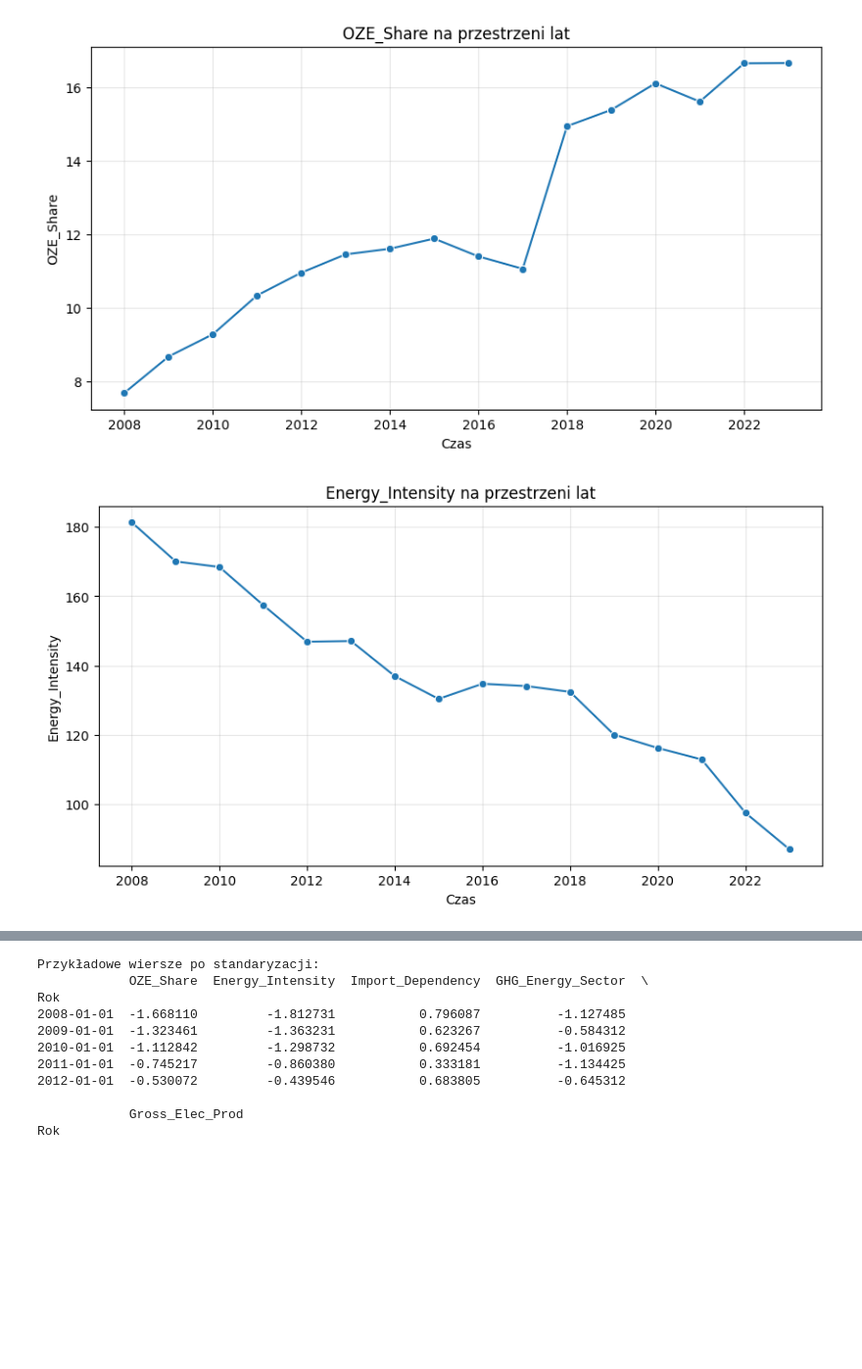
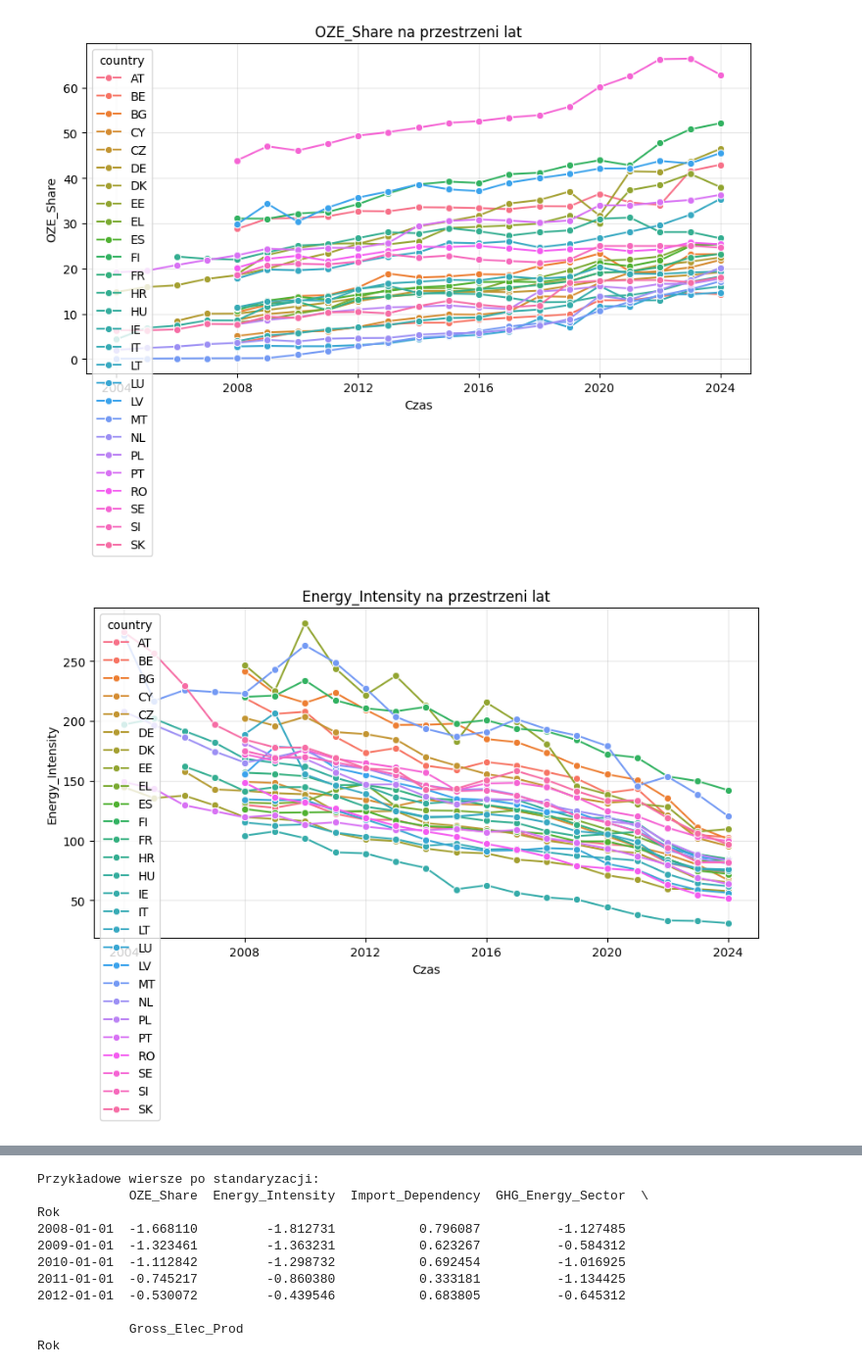
Before and after one commit to NGala540/PrognozowanieSyntetycznegoWska-nikaRozwojuSektoraEnergetycznego, a Jupyter notebook: Konstrukcja_wskaznika.ipynb, the cells around one changed output, grey strips where cells are left out. Shown at 98% size. Drawn from its saved outputs; the diff is of its cells as text; code cells hidden in the pictures; blank space fills up the shorter version.

```diff
--- a/Konstrukcja_wskaznika.ipynb
+++ b/Konstrukcja_wskaznika.ipynb
@@ -54,5 +54,13 @@ variable_types = {
     'Gross_Elec_Prod': 'S'
 }
 
-GEO = 'PL'
+GEO = {
+    "AT": "Austria", "BE": "Belgium", "BG": "Bulgaria", "CY": "Cyprus",
+    "CZ": "Czechia", "DE": "Germany", "DK": "Denmark", "EE": "Estonia",
+    "EL": "Greece", "ES": "Spain", "FI": "Finland", "FR": "France",
+    "HR": "Croatia", "HU": "Hungary", "IE": "Ireland", "IT": "Italy",
+    "LT": "Lithuania", "LU": "Luxembourg", "LV": "Latvia", "MT": "Malta",
+    "NL": "Netherlands", "PL": "Poland", "PT": "Portugal", "RO": "Romania",
+    "SE": "Sweden", "SI": "Slovenia", "SK": "Slovakia"
+}
 # %%
@@ -80,17 +104,17 @@ def fetch_and_clean(code, name, geo, stats = stats):
 # Pobieranie danych
 print("Łączenie z API Eurostat...")
 
-dfs = []
+dfs_geo = []
 for code, name in indicators.items():
     print(f"  - Pobieranie: {name} ({code})")
-    d = fetch_and_clean(code, name, GEO)
-    dfs.append(d)
+    d = fetch(code, name)
 
-data = pd.concat(dfs, axis=1).dropna()
-print(f"\nZgromadzono dane dla lat: {data.index.min()} - {data.index.max()}")
-print(data.head())
-print('Liczba obserwacji:', len(data))
-print('Liczba zmiennych diagnostycznych:', len(data.columns))
+    dfs = []
+    for geo in GEO.keys():
+        d_geo = clean(d, name, geo)
+        dfs.append(d_geo)
+
+    dfs_geo.append(pd.concat(dfs, axis=0))
 # %% [output]
 Łączenie z API Eurostat...
   - Pobieranie: OZE_Share (nrg_ind_ren)
@@ -111,0 +145,6 @@ Liczba zmiennych diagnostycznych: 5
+# %%
+data = pd.concat(dfs_geo, axis=1).dropna()
+print(f"\nZgromadzono dane dla lat: {data.index.min()} - {data.index.max()}")
+print(data.head())
+print('Liczba obserwacji:', len(data))
+print('Liczba zmiennych diagnostycznych:', len(data.columns))
@@ -112,12 +180,12 @@ Liczba zmiennych diagnostycznych: 5
 # %%
 for _, v in indicators.items():
     plt.figure(figsize=(10, 5))
-    sns.lineplot(x=data.index, y=data[v], marker='o')
+    sns.lineplot(x=data.index.get_level_values(0), y=data[v], marker='o', hue=data.index.get_level_values(1))
     plt.title(f'{v} na przestrzeni lat')
     plt.xlabel('Czas')
     plt.ylabel(v)
     plt.grid(alpha=0.3)
     plt.show()
 # %% [output]
-[figure, old version]
+[figure, new version]
-[figure, old version]
+[figure, new version]
```
Also changed, not shown: parts of 6 cells of this notebook.
